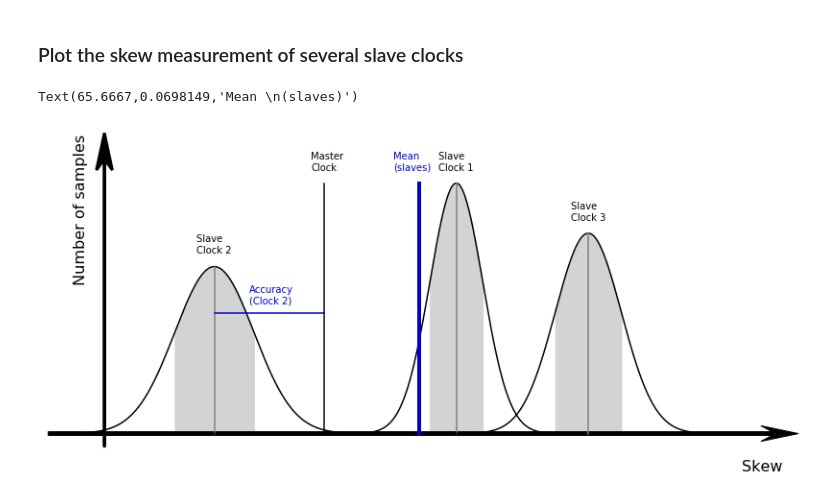
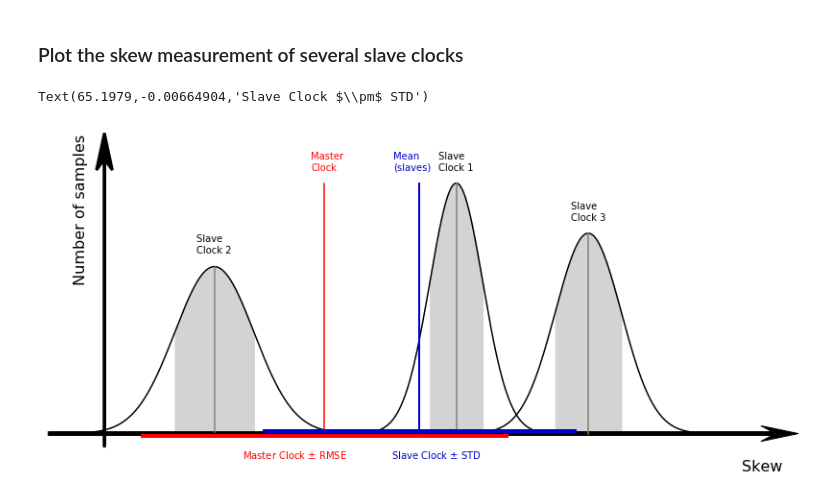
Before and after one commit to prokoph/White-Rabbit-Monitoring, a Jupyter notebook: scripts/plot_definitions_of_timing_performance.ipynb, the cells around one changed output. Drawn from its saved outputs; the diff is of its cells as text; code cells hidden in the pictures.

Commit message:
added RMSE definition

```diff
--- a/scripts/plot_definitions_of_timing_performance.ipynb
+++ b/scripts/plot_definitions_of_timing_performance.ipynb
@@ -141,6 +141,10 @@ Text(47,-0.00664904,'mean')
 * The __Maximum Time Interval Error (MTIE)__ is the maximum peak-to-peak variation (or jitter) of the clock synchronization during the "observation" time window $\tau$. MTIE is a measure of wander that characterizes frequency offsets and phase transients.
 # %% [markdown]
 ### Plot the skew measurement of several slave clocks
+# %%
+# definition of root mean square error
+def rmse(predictions, targets):
+    return np.sqrt(((predictions - targets) ** 2).mean())
 # %%
 x_min = -5
 x_max = 150.0
@@ -173,8 +177,8 @@ plt.text(pt0-4,1.05*ymax,'Slave \nClock 1')
 
 # draw reference value
 pt00 = 50
-plt.plot([pt00,pt00],[0.0,ymax], color='black')
-plt.text(pt00-3,1.05*ymax,'Master \nClock')
+plt.plot([pt00,pt00],[0.0,ymax], color='red')
+plt.text(pt00-3,1.05*ymax,'Master \nClock', color='red')
 
 # draw rms on mean
 pt1 = mean + std
@@ -212,44 +216,64 @@ pty2 = scipy.stats.norm.pdf(ptx2,mean2,std2)
 plt.fill_between(ptx2, pty2, color='lightgrey')
 
 # annotate definitions
-plt.plot([pt00,mean2],[0.48*ymax,0.48*ymax], color='mediumblue')
-plt.text(mean2+8,0.52*ymax,'Accuracy\n(Clock 2)', color='mediumblue')
+#plt.plot([pt00,mean2],[0.48*ymax,0.48*ymax], color='mediumblue')
+#plt.text(mean2+8,0.52*ymax,'Accuracy\n(Clock 2)', color='mediumblue')
 
 # ------------------------------------------------------------------------------------------------------
 # add a third slave to the plot
 mean3 = 110.0
 std3 = 7.5
 
 x3 = np.linspace(x_min, x_max, 1000)
 y3 = scipy.stats.norm.pdf(x3,mean3,std3)
 ymax3 = scipy.stats.norm.pdf(mean3 ,mean3, std3)
 
 plt.plot(x3,y3, color='black')
 
 # draw mean
 plt.plot([mean3,mean3],[0.0,ymax3], color='grey')
 plt.text(mean3-4,0.85*ymax,'Slave \nClock 3')
 
 # draw rms on mean
 pt13 = mean3 + std3
 pt23 = mean3 - std3
 
 ptx3 = np.linspace(pt13, pt23, 10)
 pty3 = scipy.stats.norm.pdf(ptx3,mean3,std3)
 
 #plt.fill_between(ptx3, pty3, alpha='0.3', color='grey')
 plt.fill_between(ptx3, pty3, color='lightgrey')
 
-# try to get the rms accuracy defined
+# ------------------------------------------------------------------------------------------------------
+# get the rms accuracy defined
+
+# values of slaves clocks
 acc = np.array([mean,mean2,mean3])
-amean = np.mean(acc)
-astd = np.std(acc)
+acc_error = np.array([std,std2,std3])
 
-plt.plot([amean,amean],[0.0,ymax], color='mediumblue',lw=4)
-plt.text(amean-6,1.05*ymax,'Mean \n(slaves)', color='mediumblue')
+allmean = np.mean(acc)
 
+plt.plot([allmean,allmean],[0.0,ymax], color='mediumblue',lw=2)
+plt.text(allmean-6,1.05*ymax,'Mean \n(slaves)', color='mediumblue')
 
-#plt.savefig('../../MeanAccuracy.eps', transparent=False)
+#allstd = np.std(acc)
+#allaverage = np.average(acc,weights=acc_error)
+#plt.plot([allaverage,allaverage],[0.0,ymax], color='mediumblue',lw=2)
+#plt.text(allaverage-6,1.05*ymax,'Average \n(slaves)', color='mediumblue')
+
+# RMSE values of master/reference clock
+master = np.full(len(acc),pt00)
+allrmse = rmse(acc,master)
+plt.plot([pt00-allrmse,pt00+allrmse],[-0.01*ymax,-0.01*ymax], color='red',lw=4)
+plt.text(allrmse-10,-0.1*ymax,'Master Clock $\pm$ RMSE', color='red')
+
+# RMSE values of mean slave clock
+master = np.full(len(acc),allmean)
+allrmse = rmse(acc,master) # this is the same value as the np.std(acc)
+plt.plot([allmean-allrmse,allmean+allrmse],[0.01*ymax,0.01*ymax], color='mediumblue',lw=4)
+plt.text(allrmse+30,-0.1*ymax,'Slave Clock $\pm$ STD', color='mediumblue')
+
+#plt.savefig('../../RMSAccuracy.eps', transparent=False)
 # %% [output]
-Text(65.6667,0.0698149,'Mean \n(slaves)')
+Text(65.1979,-0.00664904,'Slave Clock $\\pm$ STD')
-[figure, old version]
+[figure, new version]
```
Also changed, not shown: parts of 1 cell of this notebook.
